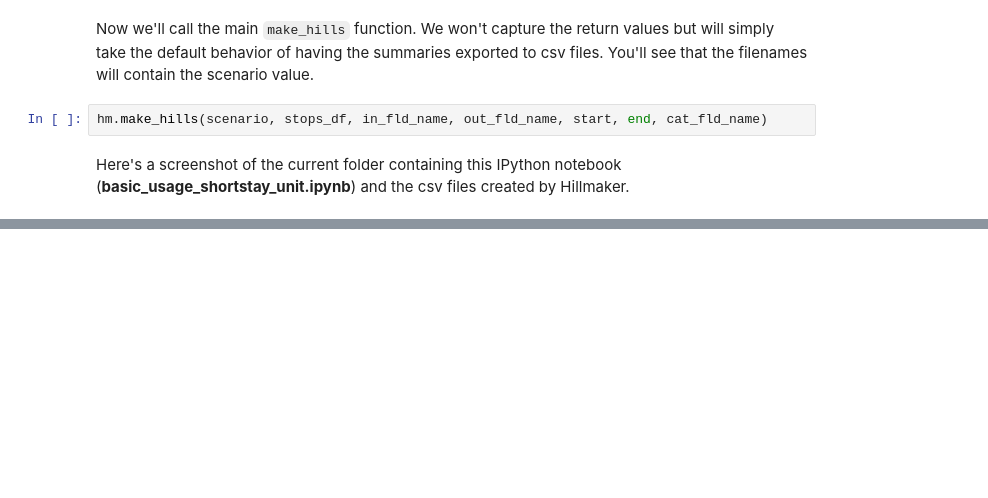
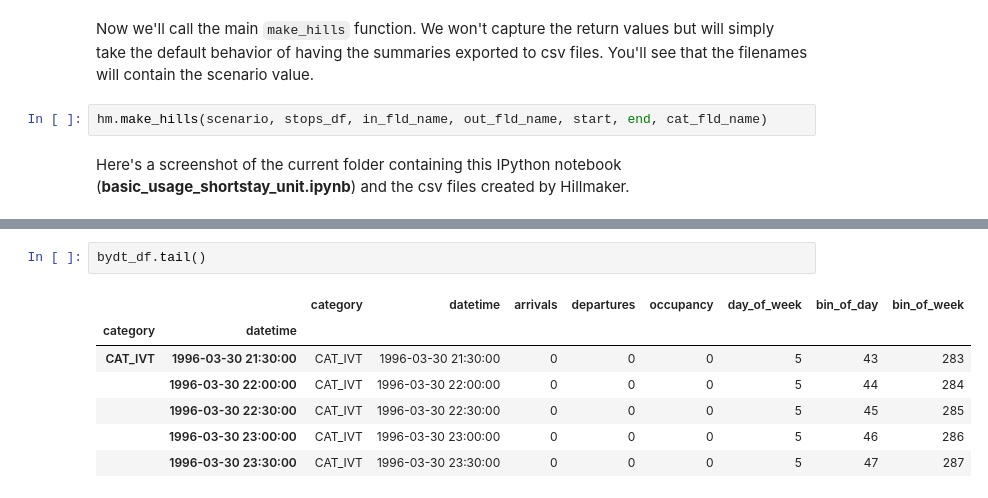
Before and after one commit to misken/hillmaker, a Jupyter notebook: hillmaker/examples/basic_usage_shortstay_unit.ipynb, the cells around one changed output, grey strips where cells are left out. Cells and saved outputs as stored; diff of their text form; blank space fills up the shorter version.

```diff
--- a/hillmaker/examples/basic_usage_shortstay_unit.ipynb
+++ b/hillmaker/examples/basic_usage_shortstay_unit.ipynb
@@ -117,0 +207,10 @@ Here's a screenshot of the current folder containing this IPython notebook (**ba
+# %%
+bydt_df.tail()
+# %% [output]
+|  |  | category | datetime | arrivals | departures | occupancy | day_of_week | bin_of_day | bin_of_week |
+| category | datetime |  |  |  |  |  |  |  |  |
+| CAT_IVT | 1996-03-30 21:30:00 | CAT_IVT | 1996-03-30 21:30:00 | 0 | 0 | 0 | 5 | 43 | 283 |
+|  | 1996-03-30 22:00:00 | CAT_IVT | 1996-03-30 22:00:00 | 0 | 0 | 0 | 5 | 44 | 284 |
+|  | 1996-03-30 22:30:00 | CAT_IVT | 1996-03-30 22:30:00 | 0 | 0 | 0 | 5 | 45 | 285 |
+|  | 1996-03-30 23:00:00 | CAT_IVT | 1996-03-30 23:00:00 | 0 | 0 | 0 | 5 | 46 | 286 |
+|  | 1996-03-30 23:30:00 | CAT_IVT | 1996-03-30 23:30:00 | 0 | 0 | 0 | 5 | 47 | 287 |
```
Also changed, not shown: parts of 14 cells of this notebook.
